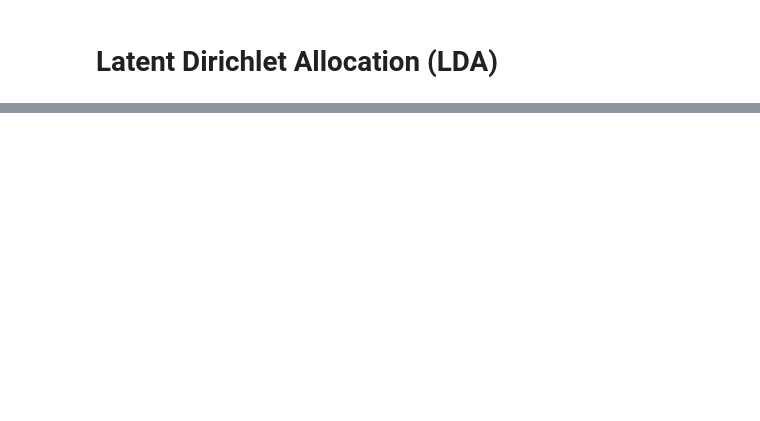
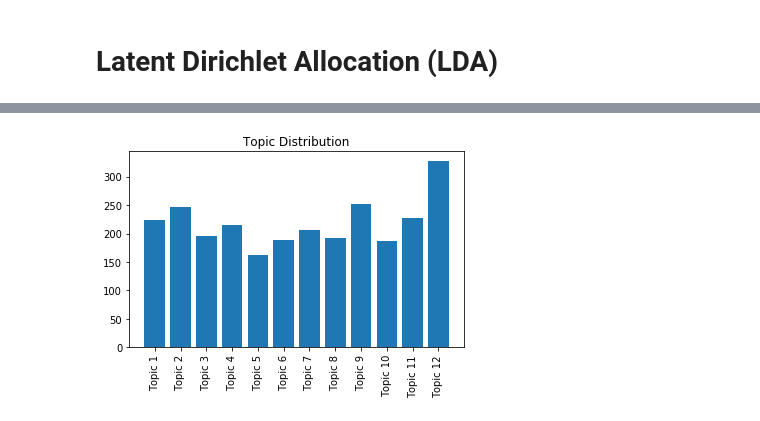
Before and after one commit to amandakeasson/edu-cater, a Jupyter notebook: edu-cater.ipynb, the cells around one changed output, grey strips where cells are left out. Saved outputs shown, nothing was run; the diff lists cells and outputs as text; code cells hidden in the pictures; blank space fills up the shorter version.

```diff
--- a/edu-cater.ipynb
+++ b/edu-cater.ipynb
@@ -291,7 +290,12 @@ https://www.coursera.org/learn/survival-analysis-r-public-health
 # Latent Dirichlet Allocation (LDA)
 # %%
 # define preprocessing functions: tokenization, stemming, lemmatization
-# https://github.com/priya-dwivedi/Deep-Learning/blob/master/topic_modeling/LDA_Newsgroup.ipynb
+# based off of code from https://github.com/priya-dwivedi/Deep-Learning/blob/master/topic_modeling/LDA_Newsgroup.ipynb
+
+stopwords = list(gensim.parsing.preprocessing.STOPWORDS)
+stopwords.extend(['youâ', 'week', 'write', 'solv', 'peer', 'assign', 'beginn',
+                  'need', 'peopl', 'content', 'teach', 'assess', 'plan', 'capston',
+                  'video', 'lesson', 'think', 'idea', 'lectur', 'learner'])
 
 def lemmatize_stemming(text):
     stemmer = SnowballStemmer("english")
@@ -301,7 +305,7 @@ def lemmatize_stemming(text):
 def preprocess(text):
     result=[]
     for token in gensim.utils.simple_preprocess(text) :
-        if token not in gensim.parsing.preprocessing.STOPWORDS and len(token) > 3 and token!='youâ':
+        if token not in stopwords and lemmatize_stemming(token) not in stopwords and len(token) > 3:
             result.append(lemmatize_stemming(token))
 
     return result
@@ -382,13 +569,16 @@ for idx, topic in lda_model.print_topics(-1):
 # %%
 # distribution of best-matching topics
 
 bestmatch = np.argmax(scoremat,axis=1)
-plt.hist(bestmatch,20)
+freqs = np.histogram(bestmatch, ntopics)[0]
+plt.bar(np.arange(ntopics)+1, freqs)
 my_x_labels = []
-for x in range(20):
+for x in range(ntopics):
     my_x_labels.append('Topic ' + str(x+1))
-plt.xticks(np.arange(20),my_x_labels, rotation=90)
+plt.xticks(np.arange(ntopics)+1,my_x_labels, rotation=90)
 plt.gcf().subplots_adjust(bottom=0.20)
 plt.title('Topic Distribution')
 plt.savefig('topicdist.png')
 plt.show()
+# %% [output]
+[figure, added]
```
Also changed, not shown: parts of 37 cells of this notebook, 39 other files.
